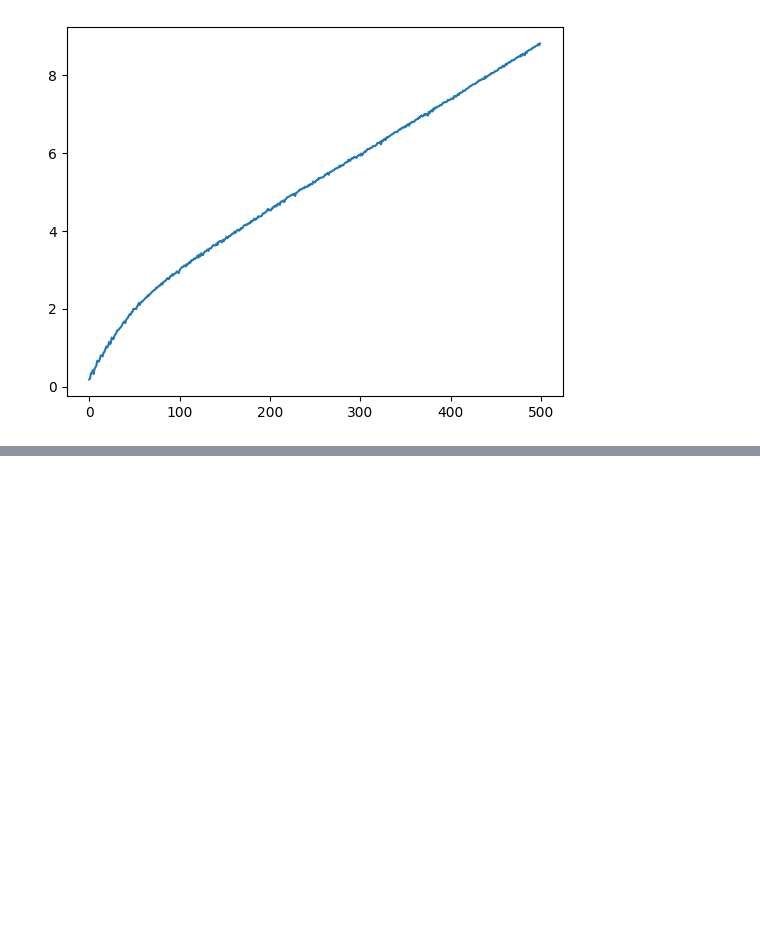
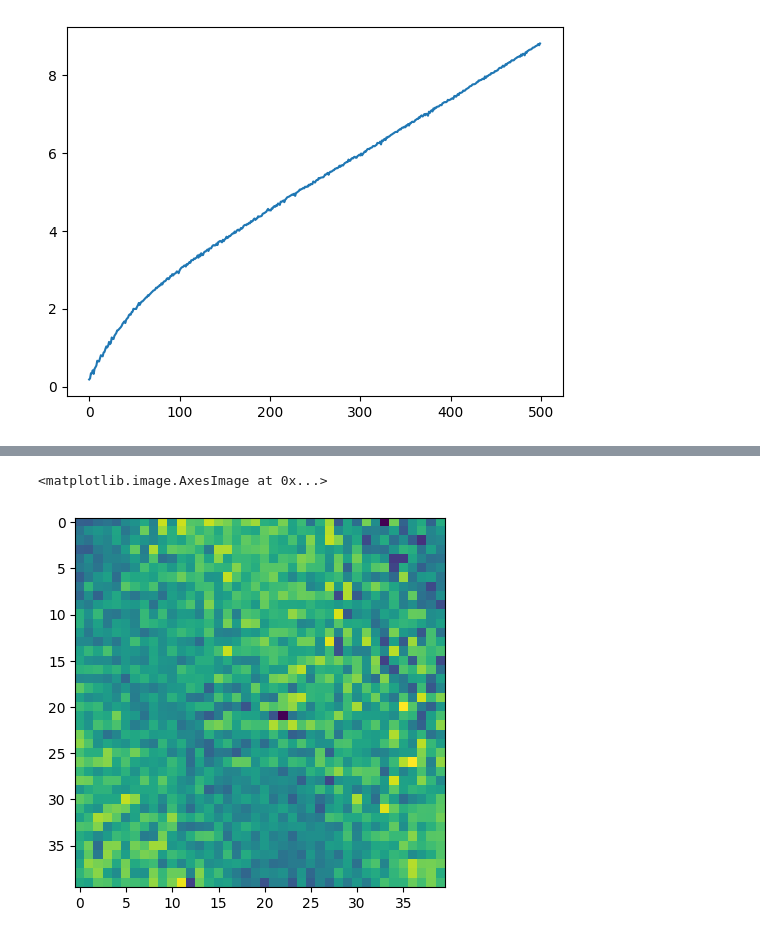
Before and after one commit to lacykaltgr/hvae, a Jupyter notebook: eval_notebooks/tdvae_mei.ipynb, the cells around one changed output, grey strips where cells are left out. Drawn from its saved outputs; the diff is of its cells as text; code cells hidden in the pictures; blank space fills up the shorter version.

```diff
--- a/eval_notebooks/tdvae_mei.ipynb
+++ b/eval_notebooks/tdvae_mei.ipynb
@@ -477,0 +365,6 @@ plot(texture_results[0].loss_history)
+# %%
+
+imshow(x[0, 0].detach().cpu().numpy())
+# %% [output]
+<matplotlib.image.AxesImage at 0x...>
+[figure, added]
```
Also changed, not shown: parts of 14 cells of this notebook.
